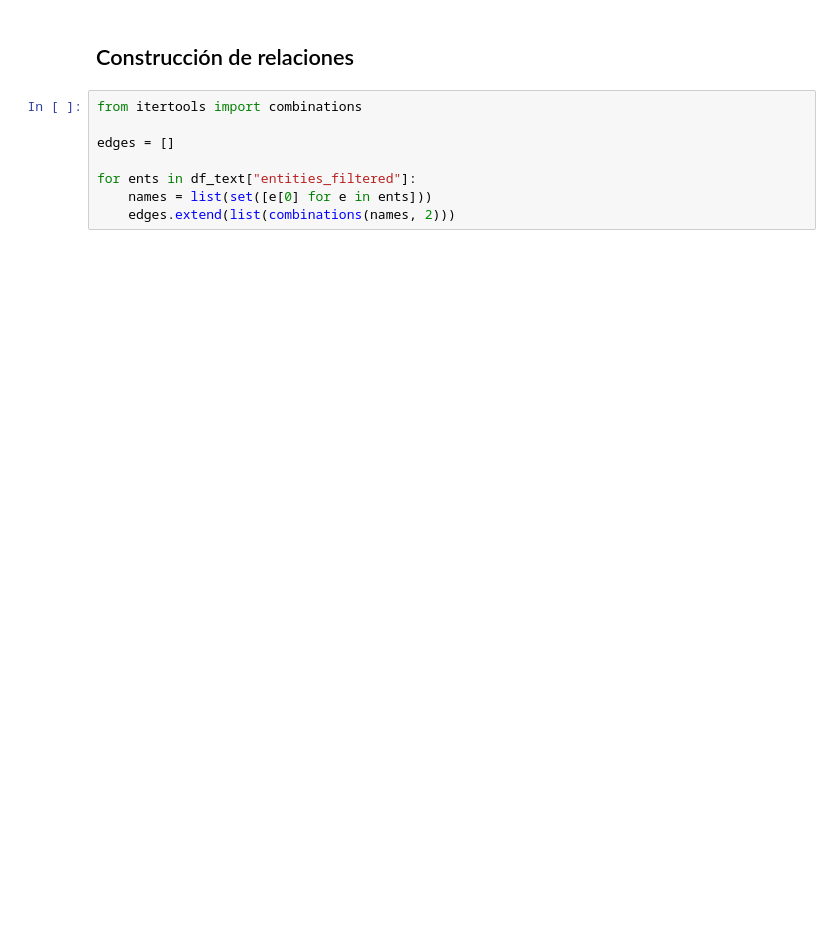
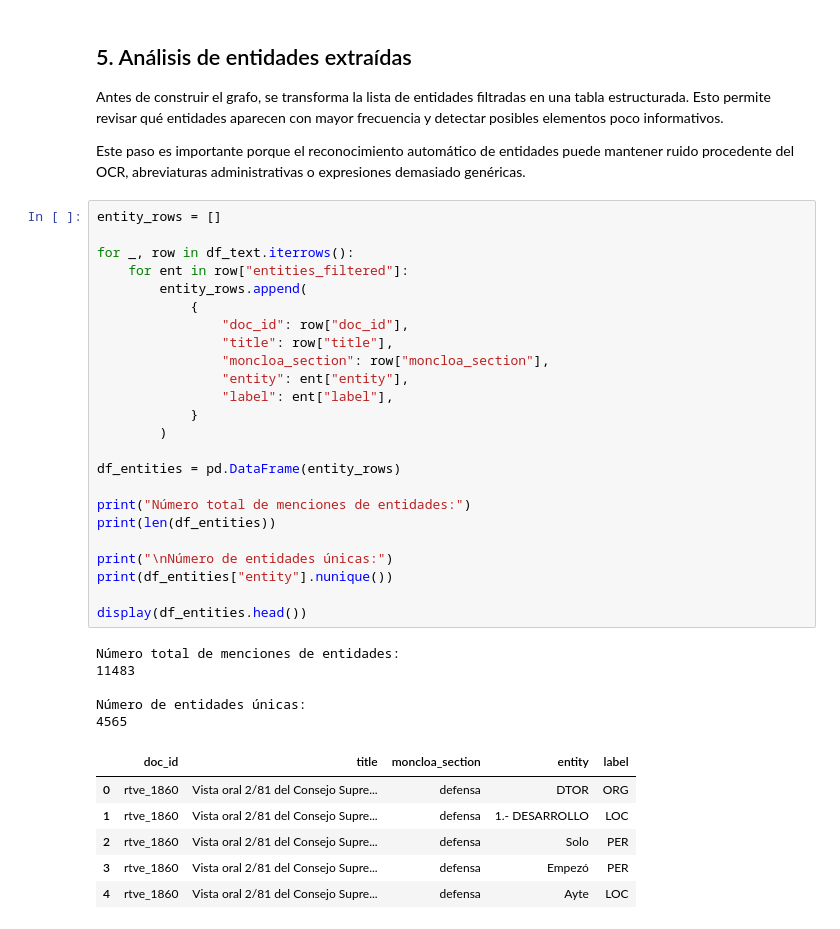
Before and after one commit to dieegordg/Proyecto-Machine-Learning-UNAV---Bayesianos-de-los-Ca-dos, a Jupyter notebook: notebooks/06_caso_uso3.ipynb, the cells around one changed output. Drawn from its saved outputs; the diff is of its cells as text; blank space fills up the shorter version.

```diff
--- a/notebooks/06_caso_uso3.ipynb
+++ b/notebooks/06_caso_uso3.ipynb
@@ -62,10 +253,42 @@ df_text["entities_filtered"] = df_text["entities"].apply(filter_entities)
 # %% [markdown]
-## Construcción de relaciones
+## 5. Análisis de entidades extraídas
+
+Antes de construir el grafo, se transforma la lista de entidades filtradas en una tabla estructurada. Esto permite revisar qué entidades aparecen con mayor frecuencia y detectar posibles elementos poco informativos.
+
+Este paso es importante porque el reconocimiento automático de entidades puede mantener ruido procedente del OCR, abreviaturas administrativas o expresiones demasiado genéricas.
 # %%
-from itertools import combinations
+entity_rows = []
 
-edges = []
+for _, row in df_text.iterrows():
+    for ent in row["entities_filtered"]:
+        entity_rows.append(
+            {
+                "doc_id": row["doc_id"],
+                "title": row["title"],
+                "moncloa_section": row["moncloa_section"],
+                "entity": ent["entity"],
+                "label": ent["label"],
+            }
+        )
 
-for ents in df_text["entities_filtered"]:
-    names = list(set([e[0] for e in ents]))
-    edges.extend(list(combinations(names, 2)))
+df_entities = pd.DataFrame(entity_rows)
+
+print("Número total de menciones de entidades:")
+print(len(df_entities))
+
+print("\nNúmero de entidades únicas:")
+print(df_entities["entity"].nunique())
+
+display(df_entities.head())
+# %% [output]
+Número total de menciones de entidades:
+11483
+
+Número de entidades únicas:
+4565
+|  | doc_id | title | moncloa_section | entity | label |
+| 0 | rtve_1860 | Vista oral 2/81 del Consejo Supre... | defensa | DTOR | ORG |
+| 1 | rtve_1860 | Vista oral 2/81 del Consejo Supre... | defensa | 1.- DESARROLLO | LOC |
+| 2 | rtve_1860 | Vista oral 2/81 del Consejo Supre... | defensa | Solo | PER |
+| 3 | rtve_1860 | Vista oral 2/81 del Consejo Supre... | defensa | Empezó | PER |
+| 4 | rtve_1860 | Vista oral 2/81 del Consejo Supre... | defensa | Ayte | LOC |
```
Also changed, not shown: parts of 28 cells of this notebook.
